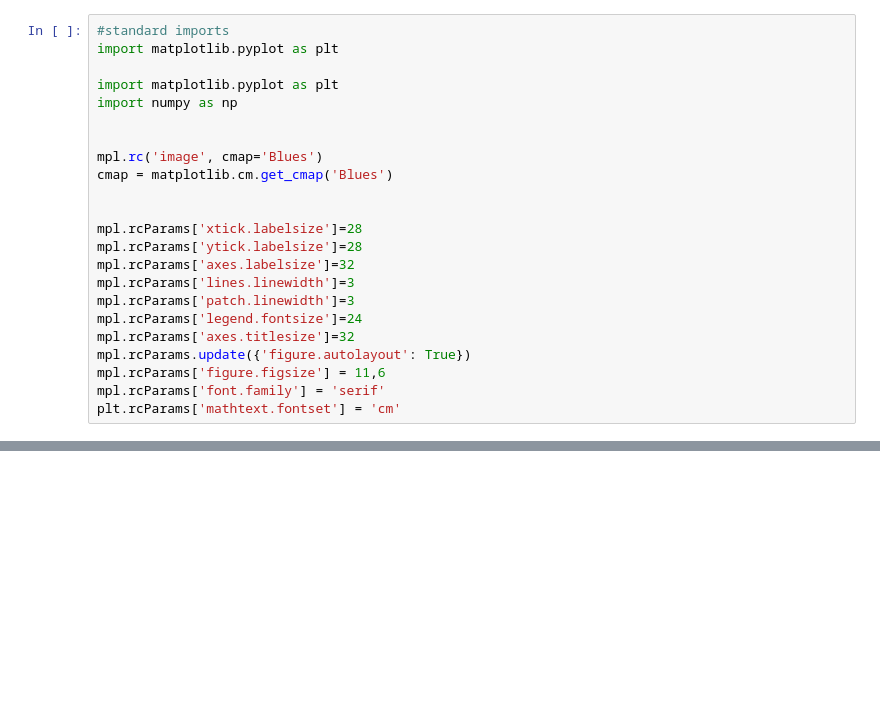
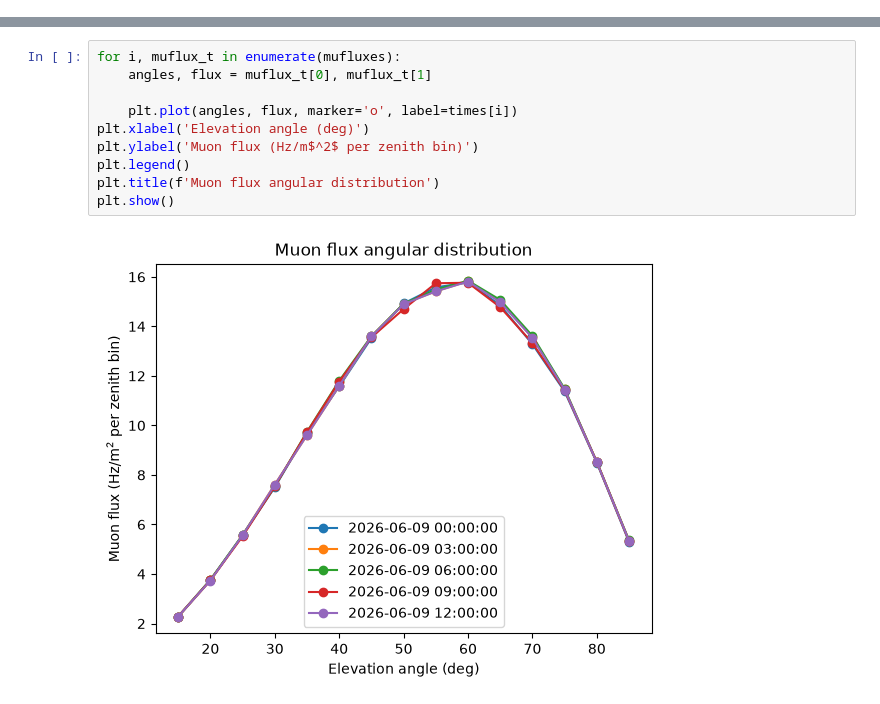
Before and after one commit to o-thorp7/MuSim_USyd, a Jupyter notebook: plot_output.ipynb, the cells around one changed output, grey strips where cells are left out. Saved outputs shown, nothing was run; the diff lists cells and outputs as text; blank space fills up the shorter version.

```diff
--- a/plot_output.ipynb
+++ b/plot_output.ipynb
@@ -1,23 +0,0 @@
-# %%
-#standard imports
-import matplotlib.pyplot as plt
-
-import matplotlib.pyplot as plt
-import numpy as np
-
-
-mpl.rc('image', cmap='Blues')
-cmap = matplotlib.cm.get_cmap('Blues')
-
-
-mpl.rcParams['xtick.labelsize']=28
-mpl.rcParams['ytick.labelsize']=28
-mpl.rcParams['axes.labelsize']=32
-mpl.rcParams['lines.linewidth']=3
-mpl.rcParams['patch.linewidth']=3
-mpl.rcParams['legend.fontsize']=24
-mpl.rcParams['axes.titlesize']=32
-mpl.rcParams.update({'figure.autolayout': True})
-mpl.rcParams['figure.figsize'] = 11,6
-mpl.rcParams['font.family'] = 'serif'
-plt.rcParams['mathtext.fontset'] = 'cm'
@@ -63,0 +36,12 @@ Text(0, 0.5, 'PSFC [hPa]')
+# %%
+for i, muflux_t in enumerate(mufluxes):
+    angles, flux = muflux_t[0], muflux_t[1]
+
+    plt.plot(angles, flux, marker='o', label=times[i])
+plt.xlabel('Elevation angle (deg)')
+plt.ylabel('Muon flux (Hz/m$^2$ per zenith bin)')
+plt.legend()
+plt.title(f'Muon flux angular distribution')
+plt.show()
+# %% [output]
+[figure, added]
```
Also changed, not shown: parts of 6 cells of this notebook, 11 other files.
